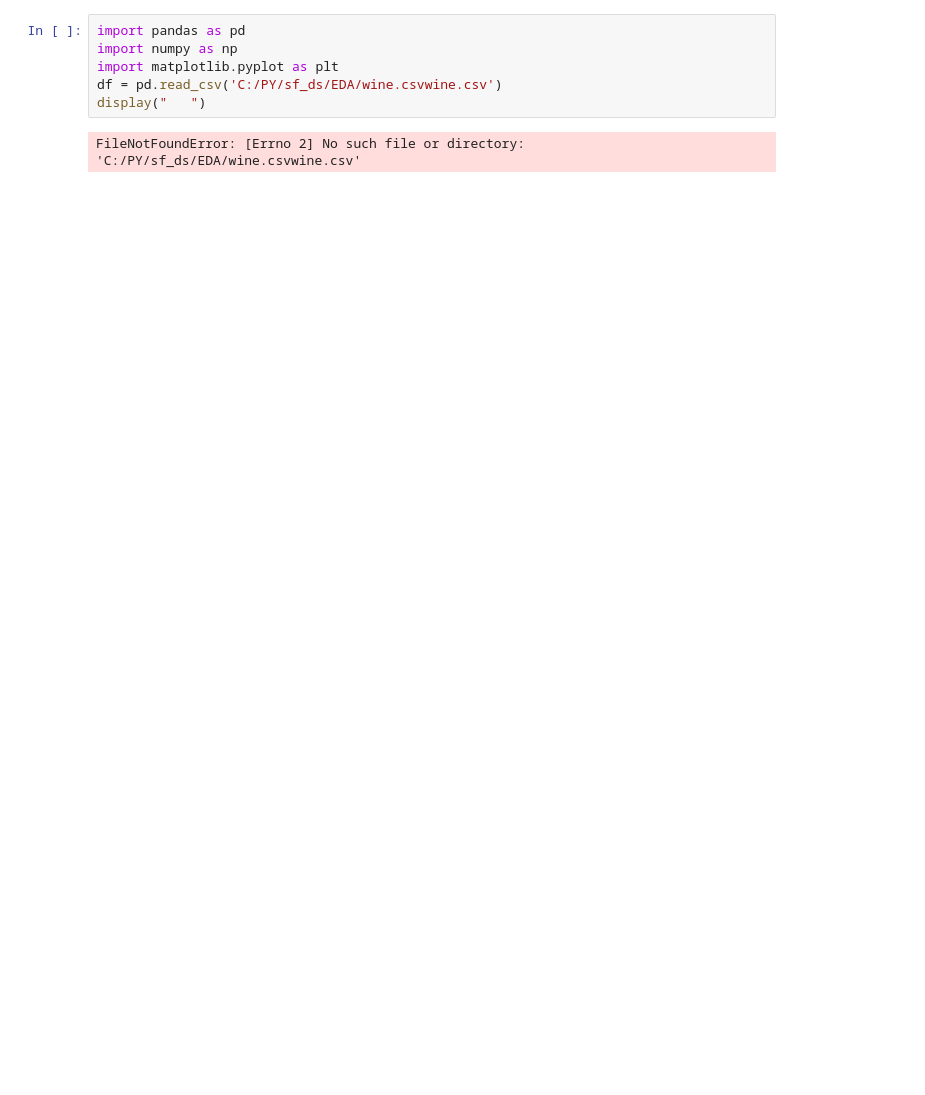
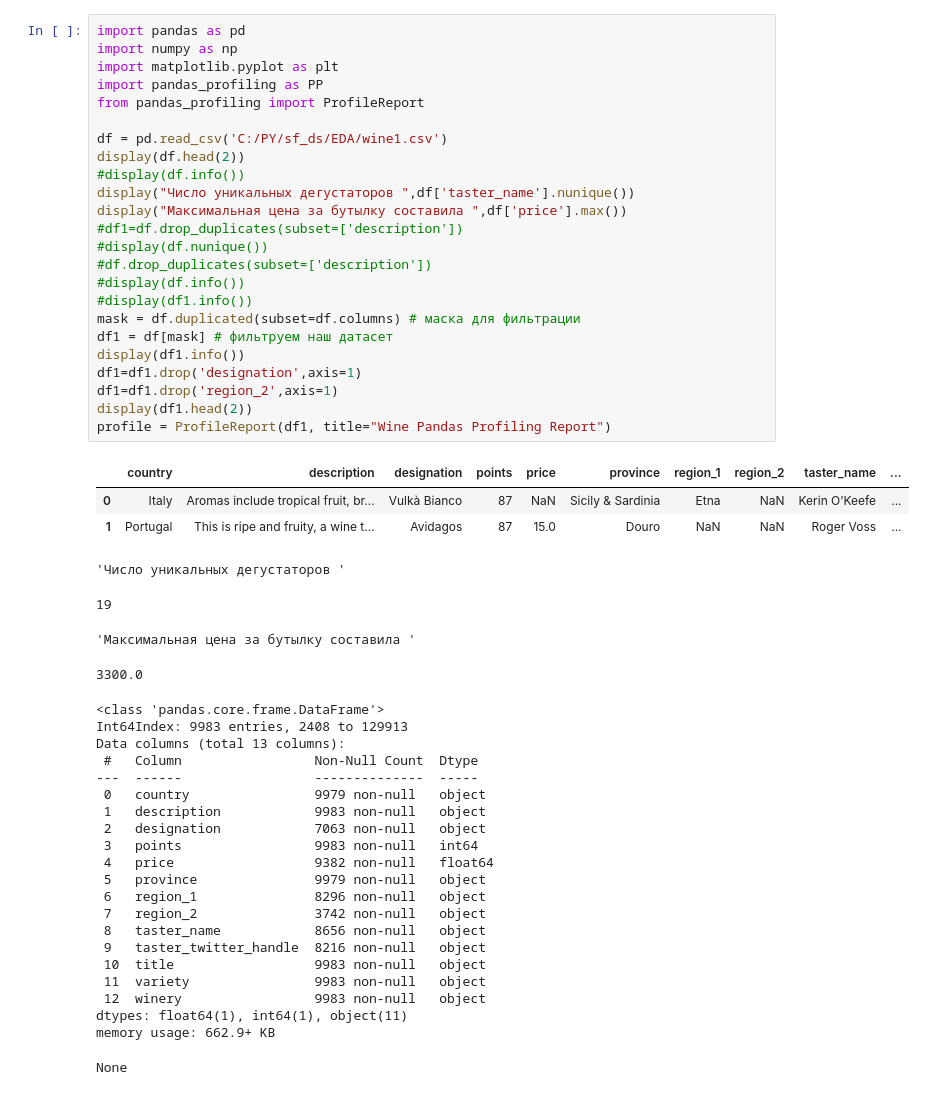
Before and after one commit to NikolayRevenkov/SF_DS, a Jupyter notebook: EDA/eda.ipynb, the cells around one changed output. Saved outputs shown, nothing was run; the diff lists cells and outputs as text; blank space fills up the shorter version.

```diff
--- a/EDA/eda.ipynb
+++ b/EDA/eda.ipynb
@@ -1,8 +1,53 @@
-# %%
-import pandas as pd
-import numpy as np
-import matplotlib.pyplot as plt
-df = pd.read_csv('C:/PY/sf_ds/EDA/wine.csvwine.csv')
-display("   ")
-# %% [output]
-FileNotFoundError: [Errno 2] No such file or directory: 'C:/PY/sf_ds/EDA/wine.csvwine.csv'
+# %%
+import pandas as pd
+import numpy as np
+import matplotlib.pyplot as plt
+import pandas_profiling as PP
+from pandas_profiling import ProfileReport
+
+df = pd.read_csv('C:/PY/sf_ds/EDA/wine1.csv')
+display(df.head(2))
+#display(df.info())
+display("Число уникальных дегустаторов ",df['taster_name'].nunique())
+display("Максимальная цена за бутылку составила ",df['price'].max())
+#df1=df.drop_duplicates(subset=['description'])
+#display(df.nunique())
+#df.drop_duplicates(subset=['description'])
+#display(df.info())
+#display(df1.info())
+mask = df.duplicated(subset=df.columns) # маска для фильтрации
+df1 = df[mask] # фильтруем наш датасет
+display(df1.info())
+df1=df1.drop('designation',axis=1)
+df1=df1.drop('region_2',axis=1)
+display(df1.head(2))
+profile = ProfileReport(df1, title="Wine Pandas Profiling Report")
+# %% [output]
+|  | country | description | designation | points | price | province | region_1 | region_2 | taster_name | ... |
+| 0 | Italy | Aromas include tropical fruit, br... | Vulkà Bianco | 87 | NaN | Sicily & Sardinia | Etna | NaN | Kerin O’Keefe | ... |
+| 1 | Portugal | This is ripe and fruity, a wine t... | Avidagos | 87 | 15.0 | Douro | NaN | NaN | Roger Voss | ... |
+'Число уникальных дегустаторов '
+19
+'Максимальная цена за бутылку составила '
+3300.0
+<class 'pandas.core.frame.DataFrame'>
+Int64Index: 9983 entries, 2408 to 129913
+Data columns (total 13 columns):
+ #   Column                 Non-Null Count  Dtype
+---  ------                 --------------  -----
+ 0   country                9979 non-null   object
+ 1   description            9983 non-null   object
+ 2   designation            7063 non-null   object
+ 3   points                 9983 non-null   int64
+ 4   price                  9382 non-null   float64
+ 5   province               9979 non-null   object
+ 6   region_1               8296 non-null   object
+ 7   region_2               3742 non-null   object
+ 8   taster_name            8656 non-null   object
+ 9   taster_twitter_handle  8216 non-null   object
+ 10  title                  9983 non-null   object
+ 11  variety                9983 non-null   object
+ 12  winery                 9983 non-null   object
+dtypes: float64(1), int64(1), object(11)
+memory usage: 662.9+ KB
+None
```
Also changed, not shown: parts of 5 cells of this notebook, 1 other file.
